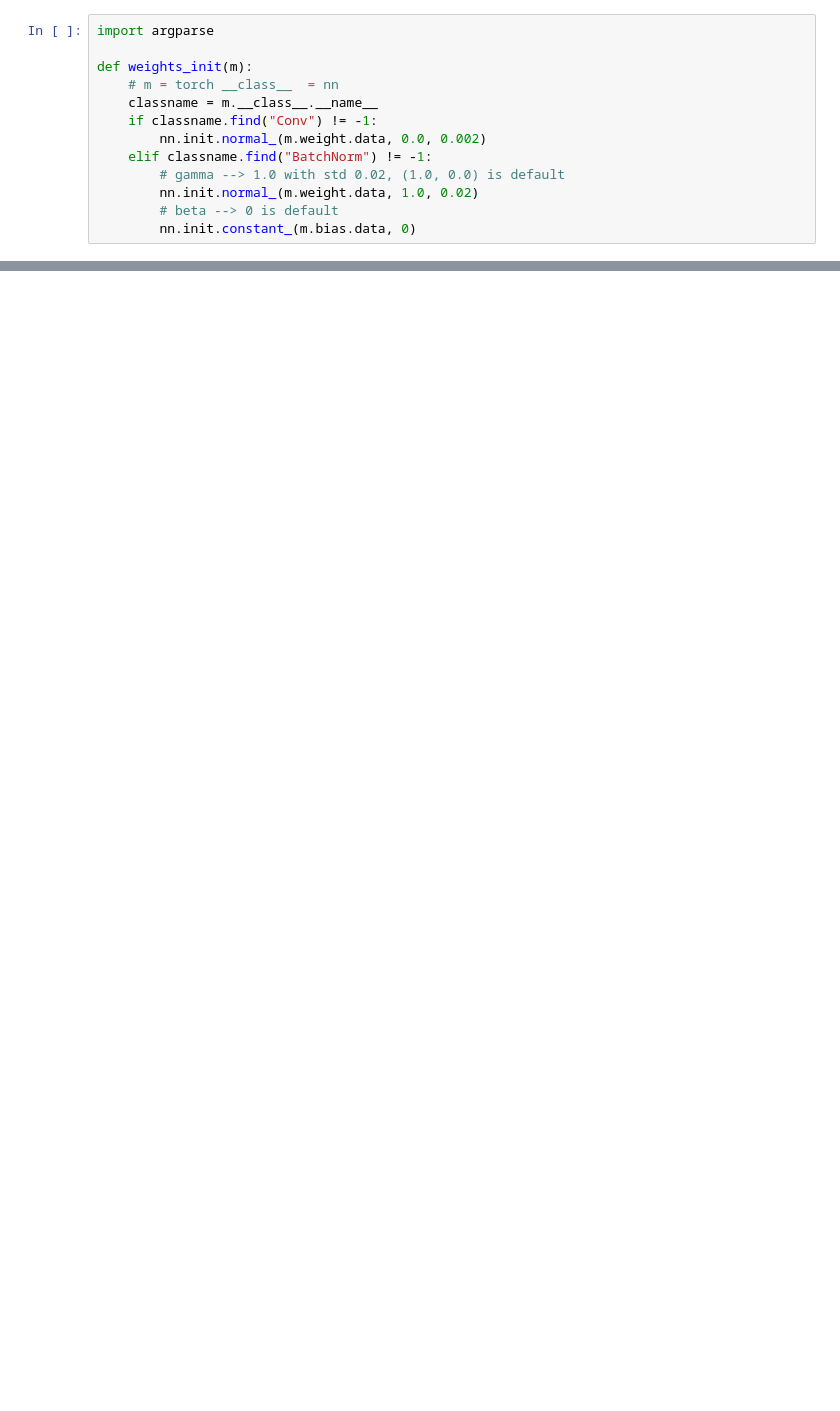
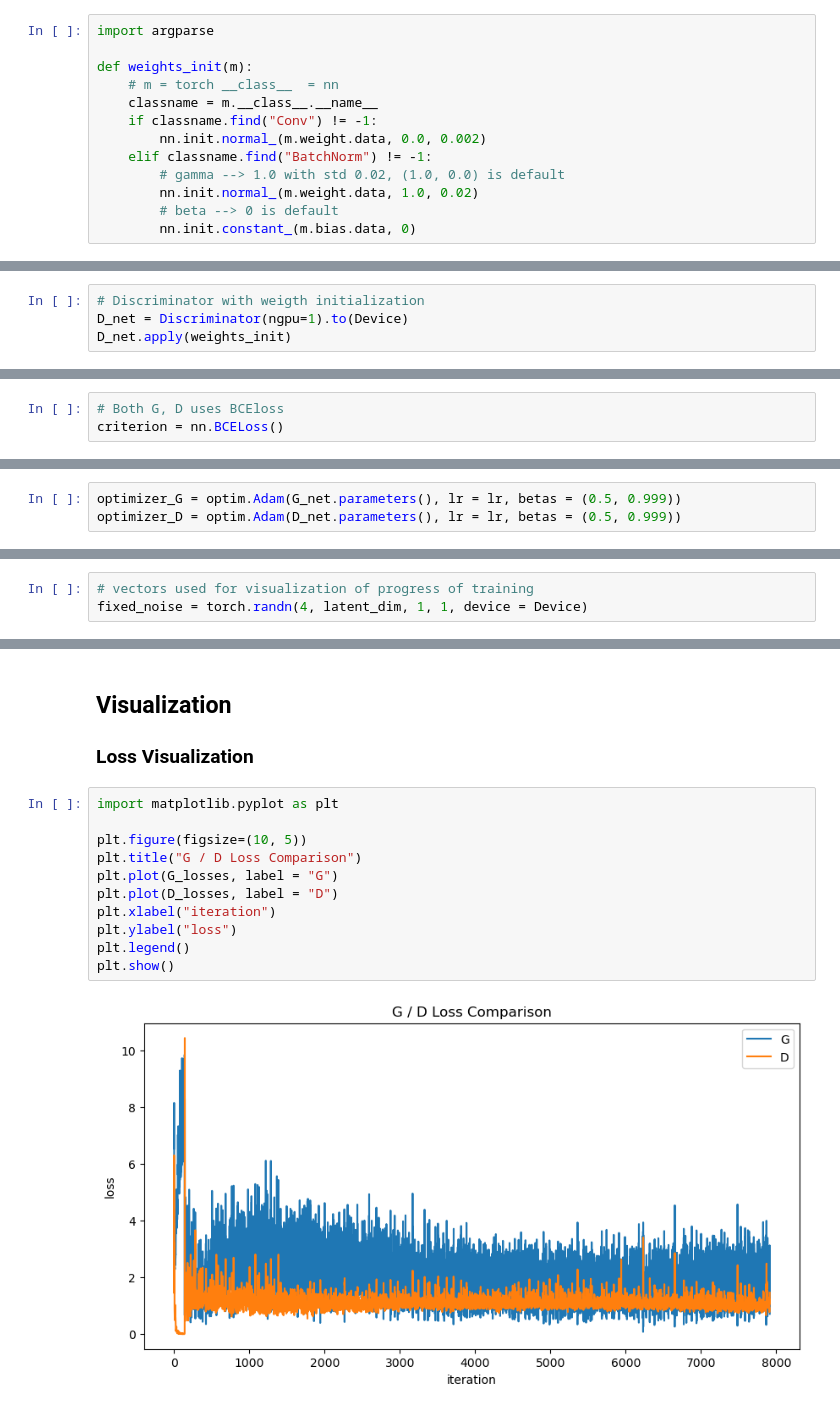
Before and after one commit to yuyunjae/deep-learning-practice, a Jupyter notebook: yebin/Tutorials/DCGAN_Tutorial.ipynb, the cells around one changed output, grey strips where cells are left out. Drawn from its saved outputs; the diff is of its cells as text; blank space fills up the shorter version.

Commit message:
feat : DCGAN result Visualization add

```diff
--- a/yebin/Tutorials/DCGAN_Tutorial.ipynb
+++ b/yebin/Tutorials/DCGAN_Tutorial.ipynb
@@ -219,0 +361,4 @@ Check the image above !
+# %%
+# Discriminator with weigth initialization
+D_net = Discriminator(ngpu=1).to(Device)
+D_net.apply(weights_init)
@@ -219,0 +441,3 @@ Check the image above !
+# %%
+# Both G, D uses BCEloss
+criterion = nn.BCELoss()
@@ -219,0 +460,3 @@ Check the image above !
+# %%
+optimizer_G = optim.Adam(G_net.parameters(), lr = lr, betas = (0.5, 0.999))
+optimizer_D = optim.Adam(D_net.parameters(), lr = lr, betas = (0.5, 0.999))
@@ -219,0 +470,3 @@ Check the image above !
+# %%
+# vectors used for visualization of progress of training
+fixed_noise = torch.randn(4, latent_dim, 1, 1, device = Device)
@@ -219,0 +557,17 @@ Check the image above !
+# %% [markdown]
+## Visualization
+
+### Loss Visualization
+# %%
+import matplotlib.pyplot as plt
+
+plt.figure(figsize=(10, 5))
+plt.title("G / D Loss Comparison")
+plt.plot(G_losses, label = "G")
+plt.plot(D_losses, label = "D")
+plt.xlabel("iteration")
+plt.ylabel("loss")
+plt.legend()
+plt.show()
+# %% [output]
+[figure, added]
```
Also changed, not shown: parts of 25 cells of this notebook.
